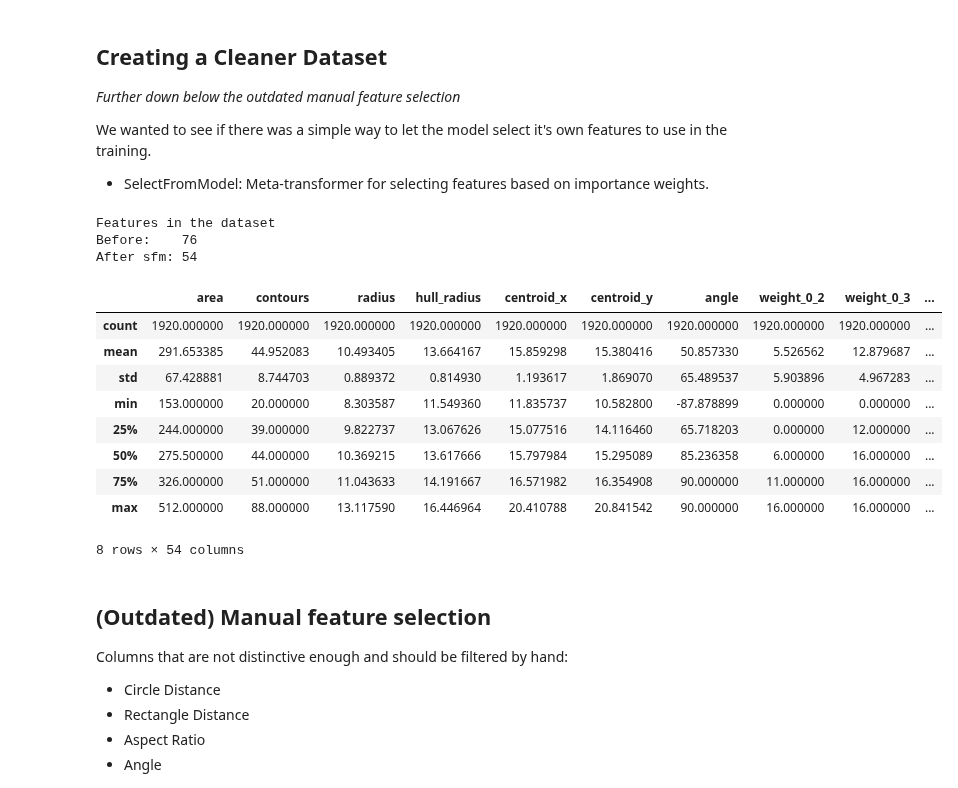
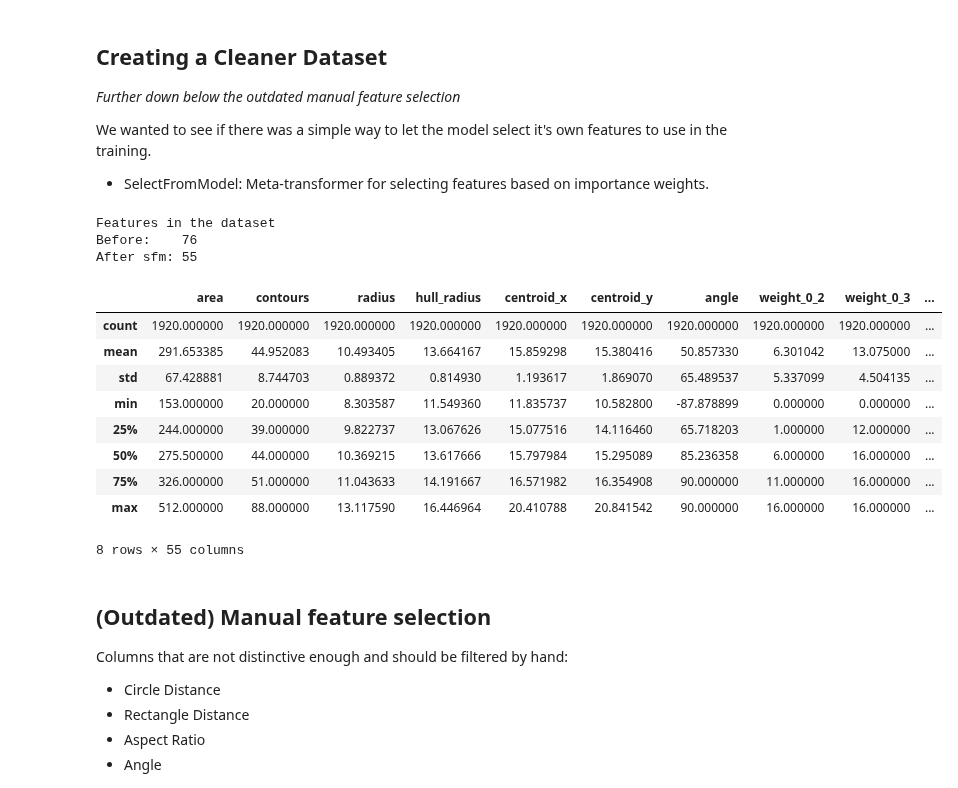
Before and after one commit to jsmienk/IML, a Jupyter notebook: notebooks/feature_analysis.ipynb, the cells around one changed output. Drawn from its saved outputs; the diff is of its cells as text; code cells hidden in the pictures.

```diff
--- a/notebooks/feature_analysis.ipynb
+++ b/notebooks/feature_analysis.ipynb
@@ -22,7 +22,7 @@ import numpy as np
 SIZE = 32
 # %%
 # IMPORTING OUR DATASET
-data = pd.read_csv('../dataset-numpy/dataset-clean-matrix.csv')
+data = pd.read_csv('../dataset-numpy/dataset-extended.csv')
 data.describe()
 # %% [output]
 |  | area | contours | radius | circle_dist | rect_dist | hull_radius | aspect_ratio | centroid_x | centroid_y | ... |
@@ -285,35 +289,28 @@ def sfm(X, y):
     columns = X.columns[model.get_support()]
     return pd.DataFrame(sfm, columns=columns)
 # %%
-# Using Feature selection to get cleaner data
-from sklearn.svm import LinearSVC
-from sklearn.feature_selection import SelectFromModel
-from sklearn.feature_selection import RFE
-from sklearn.decomposition import PCA
-from sklearn.svm import SVR
-
 # Split the data
-X, y = split_data(data)
-data_clean = sfm(X, y)
+X, y = data.iloc[:,:-1], data.iloc[:,-1]
+data_clean_auto = sfm(X, y)
 
 print("Features in the dataset")
 print("Before:    {}".format(data.shape[1]))
-print("After sfm: {}".format(data_clean.shape[1]))
+print("After sfm: {}".format(data_clean_auto.shape[1]))
 
-data_clean.describe()
+data_clean_auto.describe()
 # %% [output]
 Features in the dataset
 Before:    76
-After sfm: 54
+After sfm: 55
 |  | area | contours | radius | hull_radius | centroid_x | centroid_y | angle | weight_0_2 | weight_0_3 | ... |
 | count | 1920.000000 | 1920.000000 | 1920.000000 | 1920.000000 | 1920.000000 | 1920.000000 | 1920.000000 | 1920.000000 | 1920.000000 | ... |
-| mean | 291.653385 | 44.952083 | 10.493405 | 13.664167 | 15.859298 | 15.380416 | 50.857330 | 5.526562 | 12.879687 | ... |
-| std | 67.428881 | 8.744703 | 0.889372 | 0.814930 | 1.193617 | 1.869070 | 65.489537 | 5.903896 | 4.967283 | ... |
+| mean | 291.653385 | 44.952083 | 10.493405 | 13.664167 | 15.859298 | 15.380416 | 50.857330 | 6.301042 | 13.075000 | ... |
+| std | 67.428881 | 8.744703 | 0.889372 | 0.814930 | 1.193617 | 1.869070 | 65.489537 | 5.337099 | 4.504135 | ... |
 | min | 153.000000 | 20.000000 | 8.303587 | 11.549360 | 11.835737 | 10.582800 | -87.878899 | 0.000000 | 0.000000 | ... |
-| 25% | 244.000000 | 39.000000 | 9.822737 | 13.067626 | 15.077516 | 14.116460 | 65.718203 | 0.000000 | 12.000000 | ... |
+| 25% | 244.000000 | 39.000000 | 9.822737 | 13.067626 | 15.077516 | 14.116460 | 65.718203 | 1.000000 | 12.000000 | ... |
 | 50% | 275.500000 | 44.000000 | 10.369215 | 13.617666 | 15.797984 | 15.295089 | 85.236358 | 6.000000 | 16.000000 | ... |
 | 75% | 326.000000 | 51.000000 | 11.043633 | 14.191667 | 16.571982 | 16.354908 | 90.000000 | 11.000000 | 16.000000 | ... |
 | max | 512.000000 | 88.000000 | 13.117590 | 16.446964 | 20.410788 | 20.841542 | 90.000000 | 16.000000 | 16.000000 | ... |
-8 rows × 54 columns
+8 rows × 55 columns
 # %%
 # Save dataset to .csv
```
Also changed, not shown: parts of 5 cells of this notebook, 3 other files.
